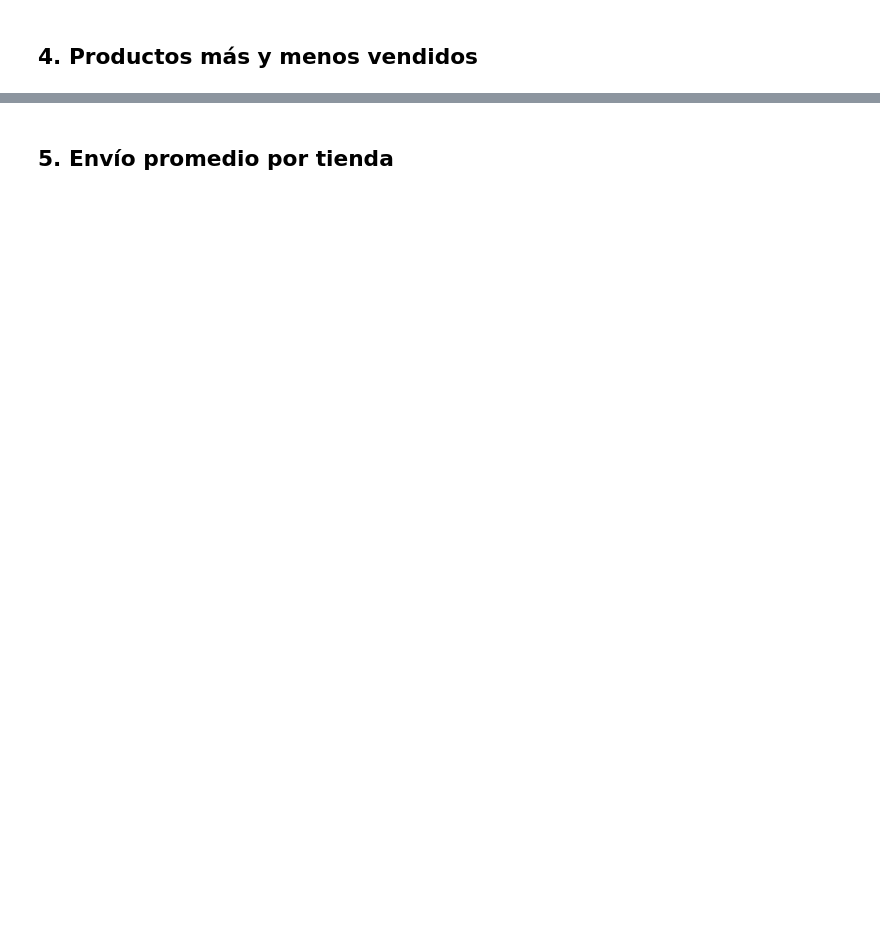
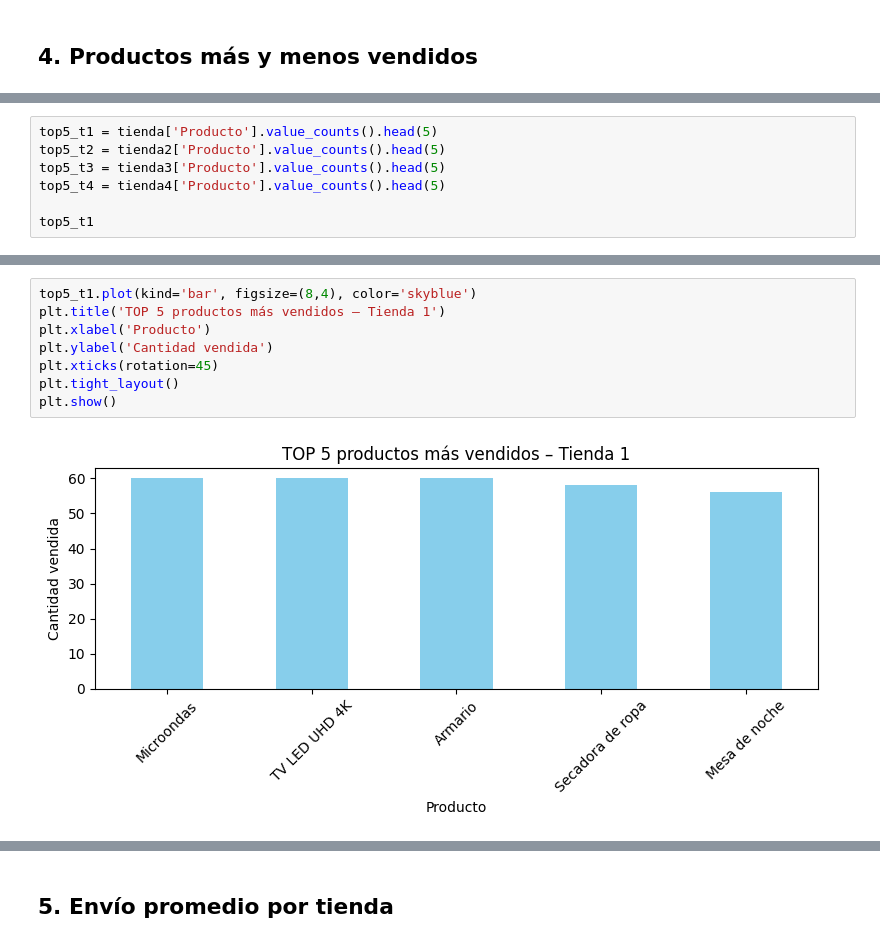
Before and after one commit to Crnari/Alura-Store, a Jupyter notebook: notebooks/AluraStoreLatam.ipynb, the cells around one changed output, grey strips where cells are left out. Cells and saved outputs as stored; diff of their text form; blank space fills up the shorter version.

```diff
--- a/notebooks/AluraStoreLatam.ipynb
+++ b/notebooks/AluraStoreLatam.ipynb
@@ -106,0 +228,7 @@ plt.show()
+# %%
+top5_t1 = tienda['Producto'].value_counts().head(5)
+top5_t2 = tienda2['Producto'].value_counts().head(5)
+top5_t3 = tienda3['Producto'].value_counts().head(5)
+top5_t4 = tienda4['Producto'].value_counts().head(5)
+
+top5_t1
@@ -106,0 +300,10 @@ plt.show()
+# %%
+top5_t1.plot(kind='bar', figsize=(8,4), color='skyblue')
+plt.title('TOP 5 productos más vendidos – Tienda 1')
+plt.xlabel('Producto')
+plt.ylabel('Cantidad vendida')
+plt.xticks(rotation=45)
+plt.tight_layout()
+plt.show()
+# %% [output]
+[figure, added]
```
Also changed, not shown: parts of 27 cells of this notebook.
